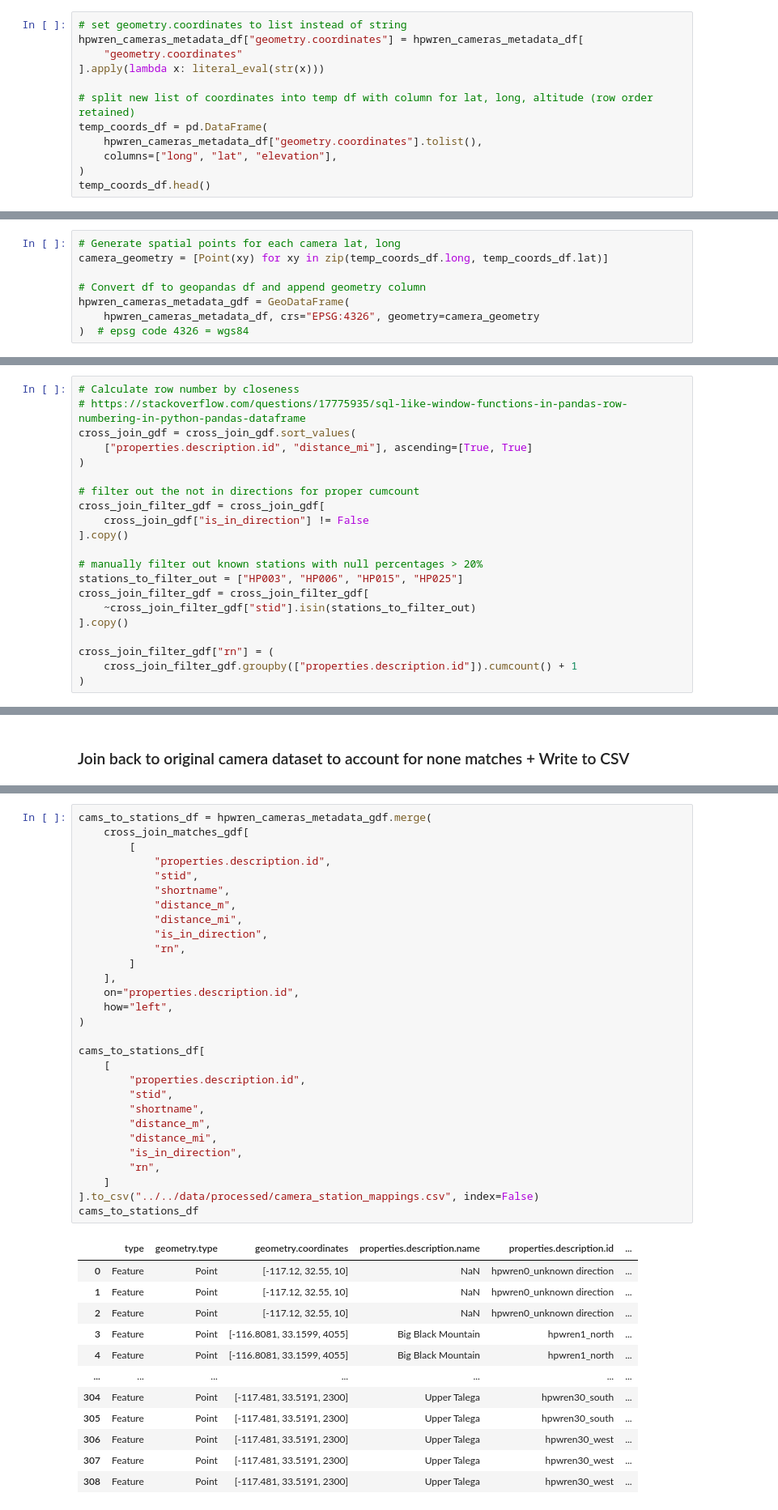
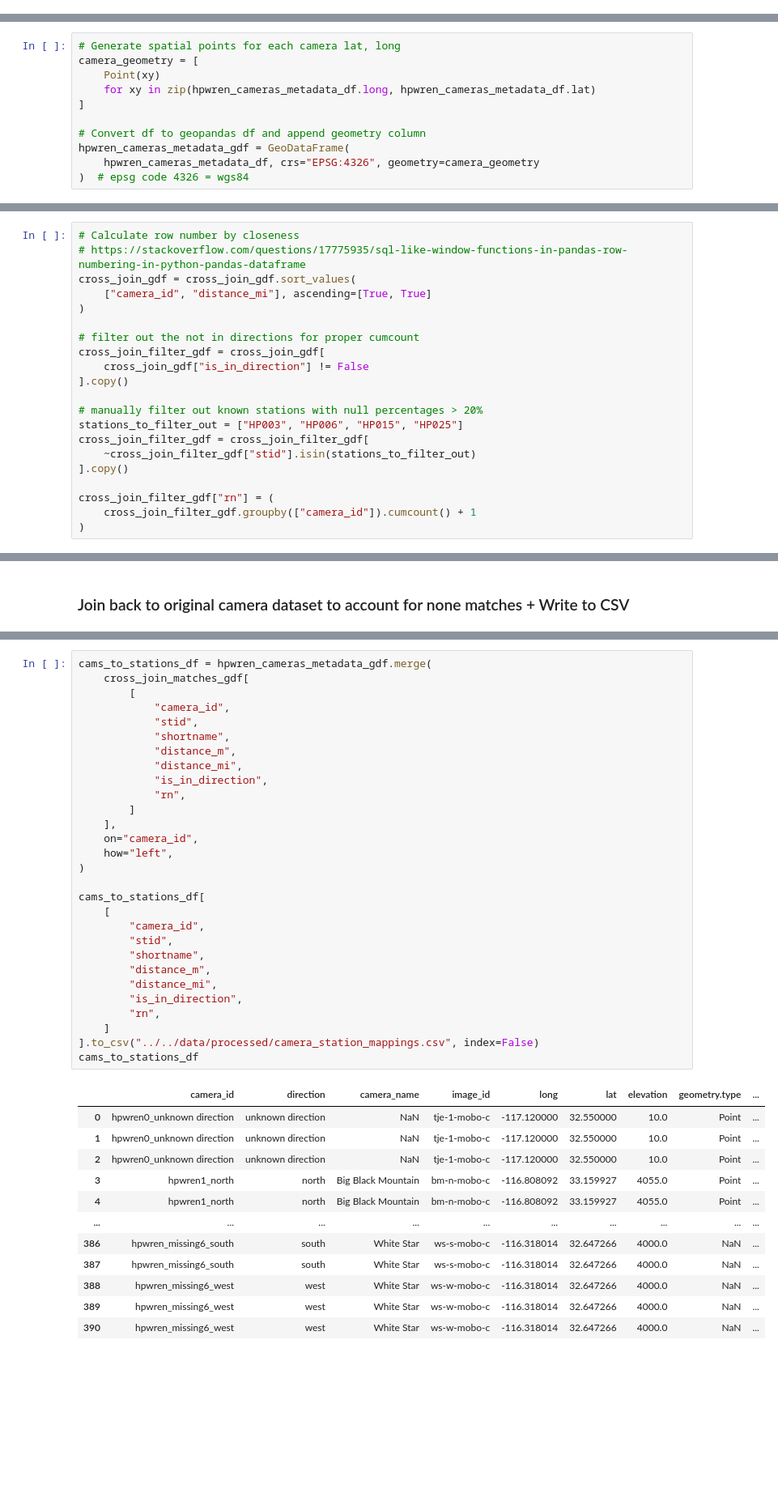
Before and after one commit to shaneluna/smokeynet-engineering, a Jupyter notebook: notebooks/weather/1_weather_process_camera_station_map.ipynb, the cells around one changed output, grey strips where cells are left out. Shown: that part at 81% size. Saved outputs shown, nothing was run; the diff lists cells and outputs as text; blank space fills up the shorter version.

Commit message:
Reran mapping with updating camera metadata file.

```diff
--- a/notebooks/weather/1_weather_process_camera_station_map.ipynb
+++ b/notebooks/weather/1_weather_process_camera_station_map.ipynb
@@ -147,14 +156,2 @@ print(hpwren_cameras_metadata_df.shape)
 # %% [markdown]
 ### Convert camera coords to geospatial point
-# %%
-# set geometry.coordinates to list instead of string
-hpwren_cameras_metadata_df["geometry.coordinates"] = hpwren_cameras_metadata_df[
-    "geometry.coordinates"
-].apply(lambda x: literal_eval(str(x)))
-
-# split new list of coordinates into temp df with column for lat, long, altitude (row order retained)
-temp_coords_df = pd.DataFrame(
-    hpwren_cameras_metadata_df["geometry.coordinates"].tolist(),
-    columns=["long", "lat", "elevation"],
-)
-temp_coords_df.head()
@@ -168,6 +158,9 @@ temp_coords_df.head()
 # %%
 # Generate spatial points for each camera lat, long
-camera_geometry = [Point(xy) for xy in zip(temp_coords_df.long, temp_coords_df.lat)]
+camera_geometry = [
+    Point(xy)
+    for xy in zip(hpwren_cameras_metadata_df.long, hpwren_cameras_metadata_df.lat)
+]
 
 # Convert df to geopandas df and append geometry column
 hpwren_cameras_metadata_gdf = GeoDataFrame(
@@ -363,7 +356,7 @@ cross_join_gdf["is_in_direction"] = cross_join_gdf.apply(
 # Calculate row number by closeness
 # https://stackoverflow.com/questions/17775935/sql-like-window-functions-in-pandas-row-numbering-in-python-pandas-dataframe
 cross_join_gdf = cross_join_gdf.sort_values(
-    ["properties.description.id", "distance_mi"], ascending=[True, True]
+    ["camera_id", "distance_mi"], ascending=[True, True]
 )
 
 # filter out the not in directions for proper cumcount
@@ -378,7 +371,7 @@ cross_join_filter_gdf = cross_join_filter_gdf[
 ].copy()
 
 cross_join_filter_gdf["rn"] = (
-    cross_join_filter_gdf.groupby(["properties.description.id"]).cumcount() + 1
+    cross_join_filter_gdf.groupby(["camera_id"]).cumcount() + 1
 )
 # %%
 cross_join_filter_gdf
@@ -428,42 +421,42 @@ hpwren_cameras_metadata_gdf.shape
 # %%
 cams_to_stations_df = hpwren_cameras_metadata_gdf.merge(
     cross_join_matches_gdf[
         [
-            "properties.description.id",
+            "camera_id",
             "stid",
             "shortname",
             "distance_m",
             "distance_mi",
             "is_in_direction",
             "rn",
         ]
     ],
-    on="properties.description.id",
+    on="camera_id",
     how="left",
 )
 
 cams_to_stations_df[
     [
-        "properties.description.id",
+        "camera_id",
         "stid",
         "shortname",
         "distance_m",
         "distance_mi",
         "is_in_direction",
         "rn",
     ]
 ].to_csv("../../data/processed/camera_station_mappings.csv", index=False)
 cams_to_stations_df
 # %% [output]
-|  | type | geometry.type | geometry.coordinates | properties.description.name | properties.description.id | ... |
-| 0 | Feature | Point | [-117.12, 32.55, 10] | NaN | hpwren0_unknown direction | ... |
-| 1 | Feature | Point | [-117.12, 32.55, 10] | NaN | hpwren0_unknown direction | ... |
-| 2 | Feature | Point | [-117.12, 32.55, 10] | NaN | hpwren0_unknown direction | ... |
-| 3 | Feature | Point | [-116.8081, 33.1599, 4055] | Big Black Mountain | hpwren1_north | ... |
-| 4 | Feature | Point | [-116.8081, 33.1599, 4055] | Big Black Mountain | hpwren1_north | ... |
-| ... | ... | ... | ... | ... | ... | ... |
-| 304 | Feature | Point | [-117.481, 33.5191, 2300] | Upper Talega | hpwren30_south | ... |
-| 305 | Feature | Point | [-117.481, 33.5191, 2300] | Upper Talega | hpwren30_south | ... |
-| 306 | Feature | Point | [-117.481, 33.5191, 2300] | Upper Talega | hpwren30_west | ... |
-| 307 | Feature | Point | [-117.481, 33.5191, 2300] | Upper Talega | hpwren30_west | ... |
-| 308 | Feature | Point | [-117.481, 33.5191, 2300] | Upper Talega | hpwren30_west | ... |
+|  | camera_id | direction | camera_name | image_id | long | lat | elevation | geometry.type | ... |
+| 0 | hpwren0_unknown direction | unknown direction | NaN | tje-1-mobo-c | -117.120000 | 32.550000 | 10.0 | Point | ... |
+| 1 | hpwren0_unknown direction | unknown direction | NaN | tje-1-mobo-c | -117.120000 | 32.550000 | 10.0 | Point | ... |
+| 2 | hpwren0_unknown direction | unknown direction | NaN | tje-1-mobo-c | -117.120000 | 32.550000 | 10.0 | Point | ... |
+| 3 | hpwren1_north | north | Big Black Mountain | bm-n-mobo-c | -116.808092 | 33.159927 | 4055.0 | Point | ... |
+| 4 | hpwren1_north | north | Big Black Mountain | bm-n-mobo-c | -116.808092 | 33.159927 | 4055.0 | Point | ... |
+| ... | ... | ... | ... | ... | ... | ... | ... | ... | ... |
+| 386 | hpwren_missing6_south | south | White Star | ws-s-mobo-c | -116.318014 | 32.647266 | 4000.0 | NaN | ... |
+| 387 | hpwren_missing6_south | south | White Star | ws-s-mobo-c | -116.318014 | 32.647266 | 4000.0 | NaN | ... |
+| 388 | hpwren_missing6_west | west | White Star | ws-w-mobo-c | -116.318014 | 32.647266 | 4000.0 | NaN | ... |
+| 389 | hpwren_missing6_west | west | White Star | ws-w-mobo-c | -116.318014 | 32.647266 | 4000.0 | NaN | ... |
+| 390 | hpwren_missing6_west | west | White Star | ws-w-mobo-c | -116.318014 | 32.647266 | 4000.0 | NaN | ... |
```
Also changed, not shown: parts of 17 cells of this notebook, 2 other files.
